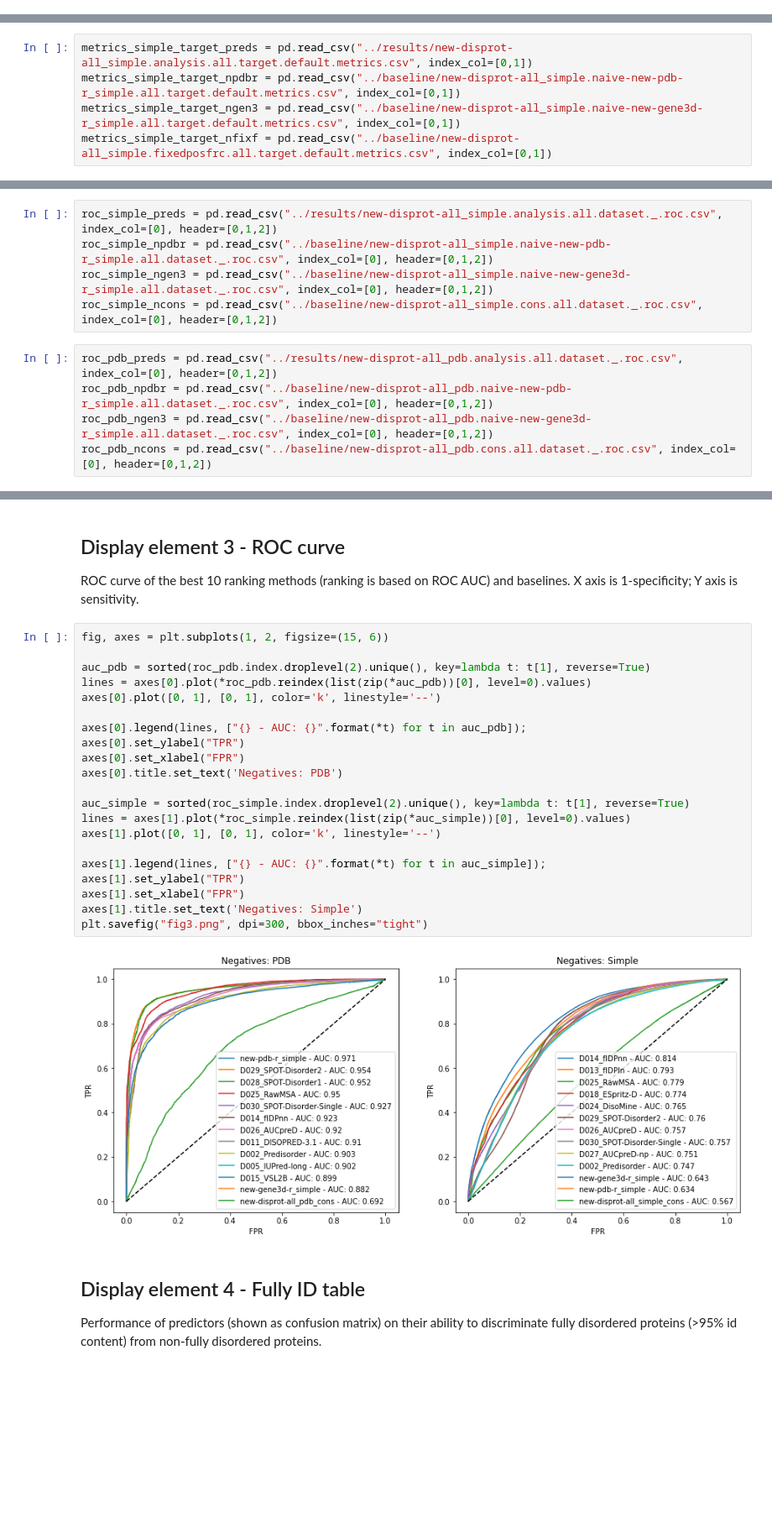
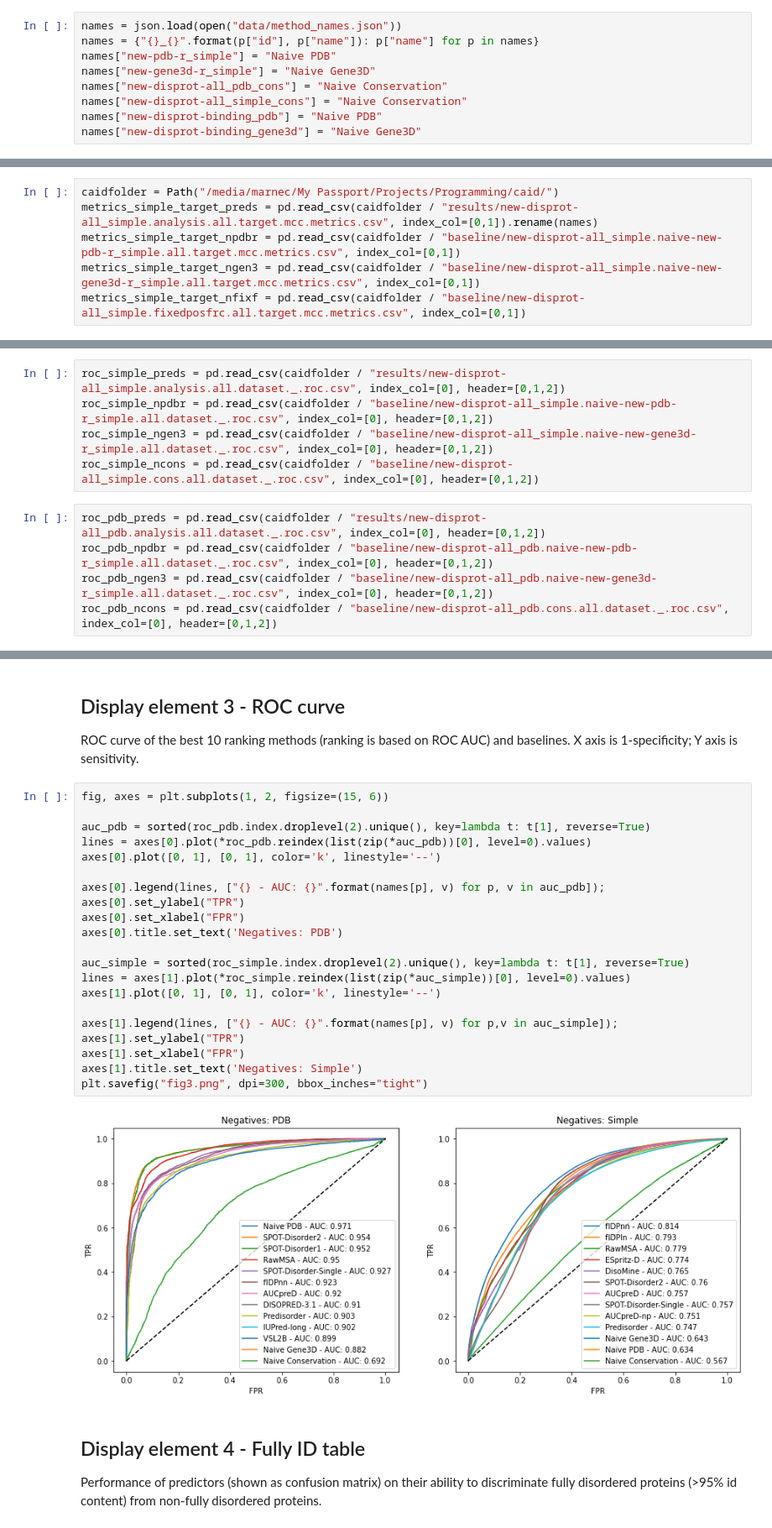
Before and after one commit to BioComputingUP/CAID, a Jupyter notebook: CAID-paper.ipynb, the cells around one changed output, grey strips where cells are left out. Shown at 84% size. Drawn from its saved outputs; the diff is of its cells as text; blank space fills up the shorter version.

```diff
--- a/CAID-paper.ipynb
+++ b/CAID-paper.ipynb
@@ -11,6 +12,15 @@ from datetime import datetime
 import matplotlib.dates as mdates
 from matplotlib.patches import Patch
 from matplotlib.offsetbox import (TextArea, DrawingArea, OffsetImage, AnnotationBbox, AnchoredText)
+# %%
+names = json.load(open("data/method_names.json"))
+names = {"{}_{}".format(p["id"], p["name"]): p["name"] for p in names}
+names["new-pdb-r_simple"] = "Naive PDB"
+names["new-gene3d-r_simple"] = "Naive Gene3D"
+names["new-disprot-all_pdb_cons"] = "Naive Conservation"
+names["new-disprot-all_simple_cons"] = "Naive Conservation"
+names["new-disprot-binding_pdb"] = "Naive PDB"
+names["new-disprot-binding_gene3d"] = "Naive Gene3D"
 # %% [markdown]
 ## Display element 1 - CAID
 Drafted, refinements needed
@@ -324,6 +415,7 @@ plt.savefig("fig1.png", dpi=300)
 # %%
-metrics_simple_target_preds = pd.read_csv("../results/new-disprot-all_simple.analysis.all.target.default.metrics.csv", index_col=[0,1])
-metrics_simple_target_npdbr = pd.read_csv("../baseline/new-disprot-all_simple.naive-new-pdb-r_simple.all.target.default.metrics.csv", index_col=[0,1])
-metrics_simple_target_ngen3 = pd.read_csv("../baseline/new-disprot-all_simple.naive-new-gene3d-r_simple.all.target.default.metrics.csv", index_col=[0,1])
-metrics_simple_target_nfixf = pd.read_csv("../baseline/new-disprot-all_simple.fixedposfrc.all.target.default.metrics.csv", index_col=[0,1])
+caidfolder = Path("/media/marnec/My Passport/Projects/Programming/caid/")
+metrics_simple_target_preds = pd.read_csv(caidfolder / "results/new-disprot-all_simple.analysis.all.target.mcc.metrics.csv", index_col=[0,1]).rename(names)
+metrics_simple_target_npdbr = pd.read_csv(caidfolder / "baseline/new-disprot-all_simple.naive-new-pdb-r_simple.all.target.mcc.metrics.csv", index_col=[0,1])
+metrics_simple_target_ngen3 = pd.read_csv(caidfolder / "baseline/new-disprot-all_simple.naive-new-gene3d-r_simple.all.target.mcc.metrics.csv", index_col=[0,1])
+metrics_simple_target_nfixf = pd.read_csv(caidfolder / "baseline/new-disprot-all_simple.fixedposfrc.all.target.mcc.metrics.csv", index_col=[0,1])
 # %%
@@ -369,13 +461,13 @@ plt.savefig("fig2.png", dpi=300, bbox_inches="tight")
 # %%
-roc_simple_preds = pd.read_csv("../results/new-disprot-all_simple.analysis.all.dataset._.roc.csv", index_col=[0], header=[0,1,2])
-roc_simple_npdbr = pd.read_csv("../baseline/new-disprot-all_simple.naive-new-pdb-r_simple.all.dataset._.roc.csv", index_col=[0], header=[0,1,2])
-roc_simple_ngen3 = pd.read_csv("../baseline/new-disprot-all_simple.naive-new-gene3d-r_simple.all.dataset._.roc.csv", index_col=[0], header=[0,1,2])
-roc_simple_ncons = pd.read_csv("../baseline/new-disprot-all_simple.cons.all.dataset._.roc.csv", index_col=[0], header=[0,1,2])
+roc_simple_preds = pd.read_csv(caidfolder / "results/new-disprot-all_simple.analysis.all.dataset._.roc.csv", index_col=[0], header=[0,1,2])
+roc_simple_npdbr = pd.read_csv(caidfolder / "baseline/new-disprot-all_simple.naive-new-pdb-r_simple.all.dataset._.roc.csv", index_col=[0], header=[0,1,2])
+roc_simple_ngen3 = pd.read_csv(caidfolder / "baseline/new-disprot-all_simple.naive-new-gene3d-r_simple.all.dataset._.roc.csv", index_col=[0], header=[0,1,2])
+roc_simple_ncons = pd.read_csv(caidfolder / "baseline/new-disprot-all_simple.cons.all.dataset._.roc.csv", index_col=[0], header=[0,1,2])
 # %%
-roc_pdb_preds = pd.read_csv("../results/new-disprot-all_pdb.analysis.all.dataset._.roc.csv", index_col=[0], header=[0,1,2])
-roc_pdb_npdbr = pd.read_csv("../baseline/new-disprot-all_pdb.naive-new-pdb-r_simple.all.dataset._.roc.csv", index_col=[0], header=[0,1,2])
-roc_pdb_ngen3 = pd.read_csv("../baseline/new-disprot-all_pdb.naive-new-gene3d-r_simple.all.dataset._.roc.csv", index_col=[0], header=[0,1,2])
-roc_pdb_ncons = pd.read_csv("../baseline/new-disprot-all_pdb.cons.all.dataset._.roc.csv", index_col=[0], header=[0,1,2])
+roc_pdb_preds = pd.read_csv(caidfolder / "results/new-disprot-all_pdb.analysis.all.dataset._.roc.csv", index_col=[0], header=[0,1,2])
+roc_pdb_npdbr = pd.read_csv(caidfolder / "baseline/new-disprot-all_pdb.naive-new-pdb-r_simple.all.dataset._.roc.csv", index_col=[0], header=[0,1,2])
+roc_pdb_ngen3 = pd.read_csv(caidfolder / "baseline/new-disprot-all_pdb.naive-new-gene3d-r_simple.all.dataset._.roc.csv", index_col=[0], header=[0,1,2])
+roc_pdb_ncons = pd.read_csv(caidfolder / "baseline/new-disprot-all_pdb.cons.all.dataset._.roc.csv", index_col=[0], header=[0,1,2])
 # %%
 # create auc ranking of all predictor + baselines
 auc_simple = sorted(roc_simple_preds.join(roc_simple_npdbr).join(roc_simple_ngen3).join(roc_simple_ncons).columns.droplevel(2).unique(), key=lambda t: t[1], reverse=True)
@@ -402,26 +494,26 @@ ROC curve of the best 10 ranking methods (ranking is based on ROC AUC) and basel
 # %%
 fig, axes = plt.subplots(1, 2, figsize=(15, 6))
 
 auc_pdb = sorted(roc_pdb.index.droplevel(2).unique(), key=lambda t: t[1], reverse=True)
 lines = axes[0].plot(*roc_pdb.reindex(list(zip(*auc_pdb))[0], level=0).values)
 axes[0].plot([0, 1], [0, 1], color='k', linestyle='--')
 
-axes[0].legend(lines, ["{} - AUC: {}".format(*t) for t in auc_pdb]);
+axes[0].legend(lines, ["{} - AUC: {}".format(names[p], v) for p, v in auc_pdb]);
 axes[0].set_ylabel("TPR")
 axes[0].set_xlabel("FPR")
 axes[0].title.set_text('Negatives: PDB')
 
 auc_simple = sorted(roc_simple.index.droplevel(2).unique(), key=lambda t: t[1], reverse=True)
 lines = axes[1].plot(*roc_simple.reindex(list(zip(*auc_simple))[0], level=0).values)
 axes[1].plot([0, 1], [0, 1], color='k', linestyle='--')
 
-axes[1].legend(lines, ["{} - AUC: {}".format(*t) for t in auc_simple]);
+axes[1].legend(lines, ["{} - AUC: {}".format(names[p], v) for p,v in auc_simple]);
 axes[1].set_ylabel("TPR")
 axes[1].set_xlabel("FPR")
 axes[1].title.set_text('Negatives: Simple')
 plt.savefig("fig3.png", dpi=300, bbox_inches="tight")
 # %% [output]
-[figure, old version]
+[figure, new version]
 # %% [markdown]
 ## Display element 4 - Fully ID table
 Performance of predictors (shown as confusion matrix) on their ability to discriminate fully disordered proteins (>95% id content) from non-fully disordered proteins.
```
Also changed, not shown: parts of 15 cells of this notebook, 6 other files.
